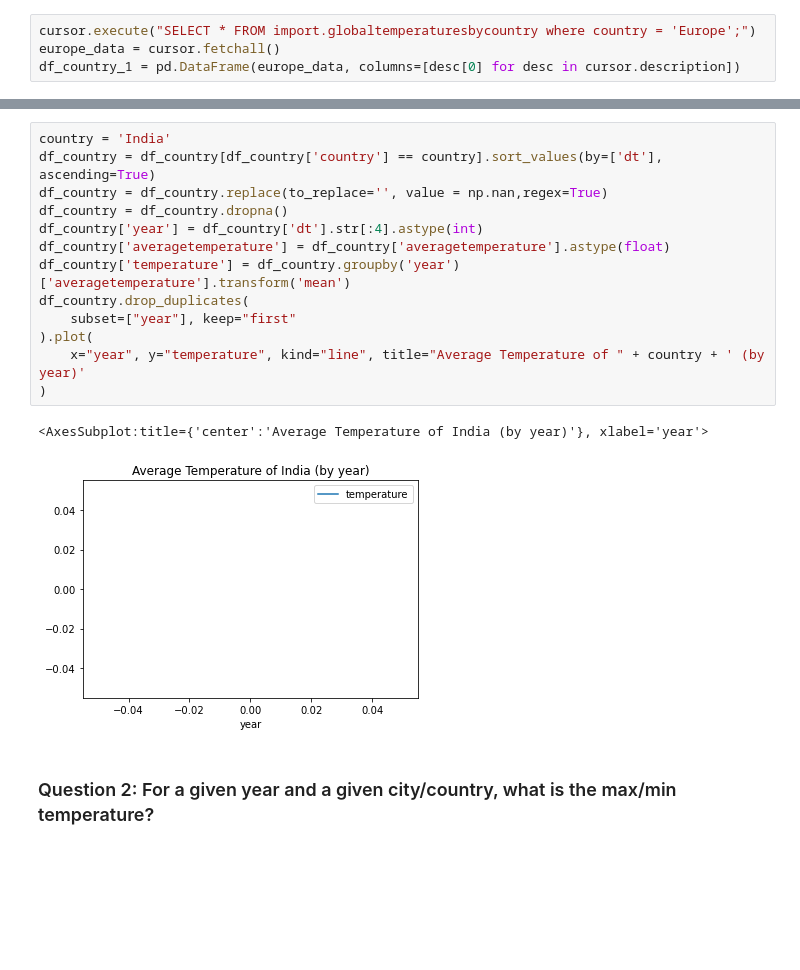
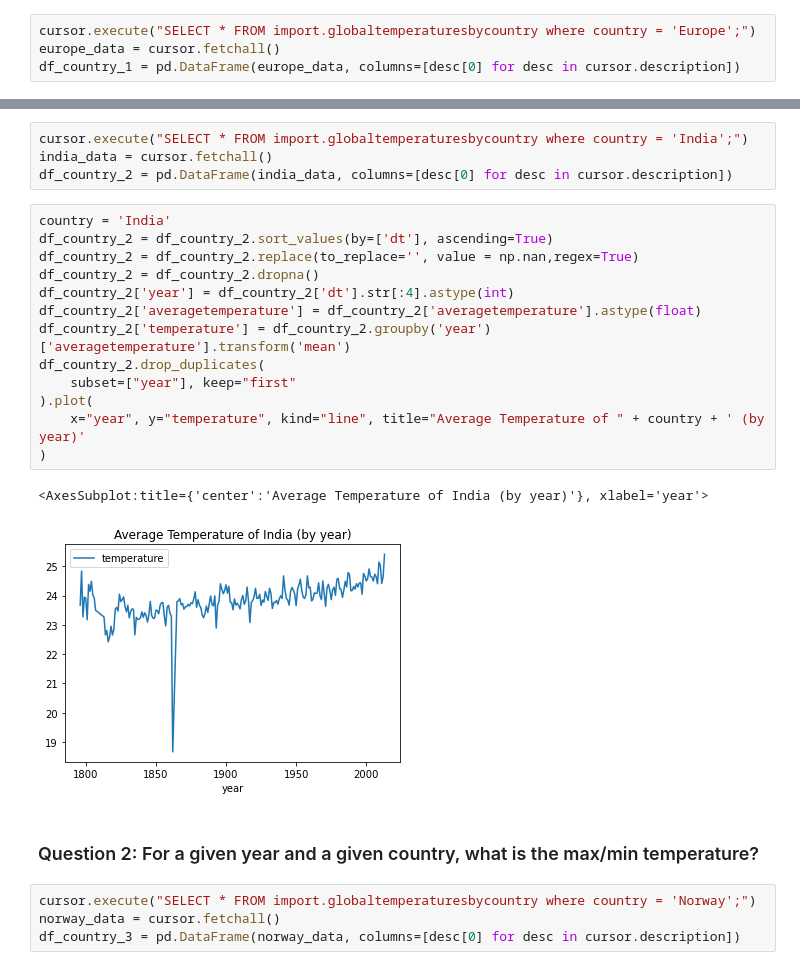
Before and after one commit to nogibjj/data-query-microservice-api, a Jupyter notebook: 10_Code/EDA_Q1.ipynb, the cells around one changed output, grey strips where cells are left out. Drawn from its saved outputs; the diff is of its cells as text; blank space fills up the shorter version.

Commit message:
added EDA plots

```diff
--- a/10_Code/EDA_Q1.ipynb
+++ b/10_Code/EDA_Q1.ipynb
@@ -76,18 +60,26 @@ df_country.drop_duplicates(
+# %%
+cursor.execute("SELECT * FROM import.globaltemperaturesbycountry where country = 'India';")
+india_data = cursor.fetchall()
+df_country_2 = pd.DataFrame(india_data, columns=[desc[0] for desc in cursor.description])
 # %%
 country = 'India'
-df_country = df_country[df_country['country'] == country].sort_values(by=['dt'], ascending=True)
-df_country = df_country.replace(to_replace='', value = np.nan,regex=True)
-df_country = df_country.dropna()
-df_country['year'] = df_country['dt'].str[:4].astype(int)
-df_country['averagetemperature'] = df_country['averagetemperature'].astype(float)
-df_country['temperature'] = df_country.groupby('year')['averagetemperature'].transform('mean')
-df_country.drop_duplicates(
+df_country_2 = df_country_2.sort_values(by=['dt'], ascending=True)
+df_country_2 = df_country_2.replace(to_replace='', value = np.nan,regex=True)
+df_country_2 = df_country_2.dropna()
+df_country_2['year'] = df_country_2['dt'].str[:4].astype(int)
+df_country_2['averagetemperature'] = df_country_2['averagetemperature'].astype(float)
+df_country_2['temperature'] = df_country_2.groupby('year')['averagetemperature'].transform('mean')
+df_country_2.drop_duplicates(
     subset=["year"], keep="first"
 ).plot(
     x="year", y="temperature", kind="line", title="Average Temperature of " + country + ' (by year)'
 )
 # %% [output]
 <AxesSubplot:title={'center':'Average Temperature of India (by year)'}, xlabel='year'>
-[figure, old version]
+[figure, new version]
 # %% [markdown]
-### Question 2: For a given year and a given city/country, what is the max/min temperature?
+### Question 2: For a given year and a given country, what is the max/min temperature?
+# %%
+cursor.execute("SELECT * FROM import.globaltemperaturesbycountry where country = 'Norway';")
+norway_data = cursor.fetchall()
+df_country_3 = pd.DataFrame(norway_data, columns=[desc[0] for desc in cursor.description])
```
Also changed, not shown: parts of 13 cells of this notebook.
